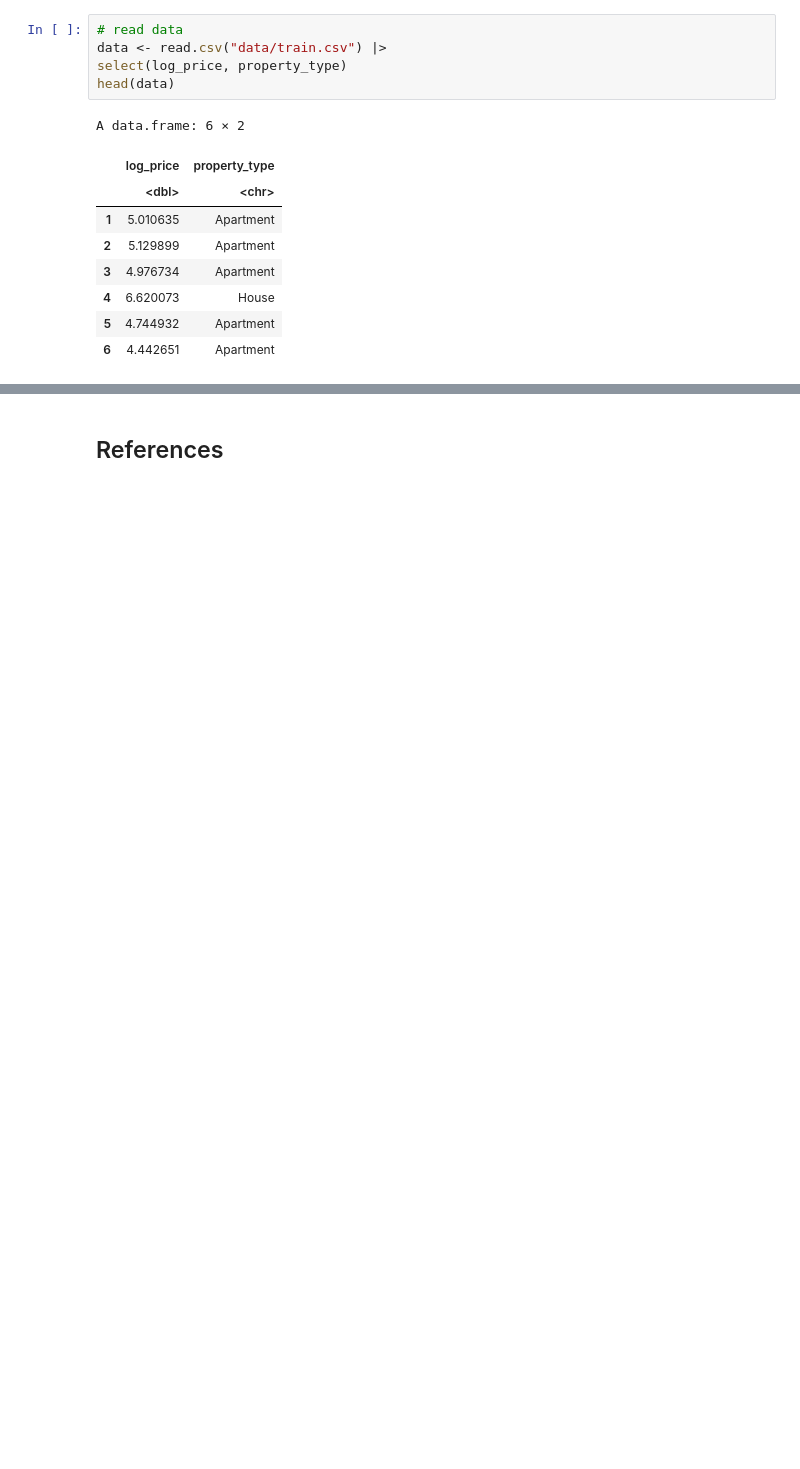
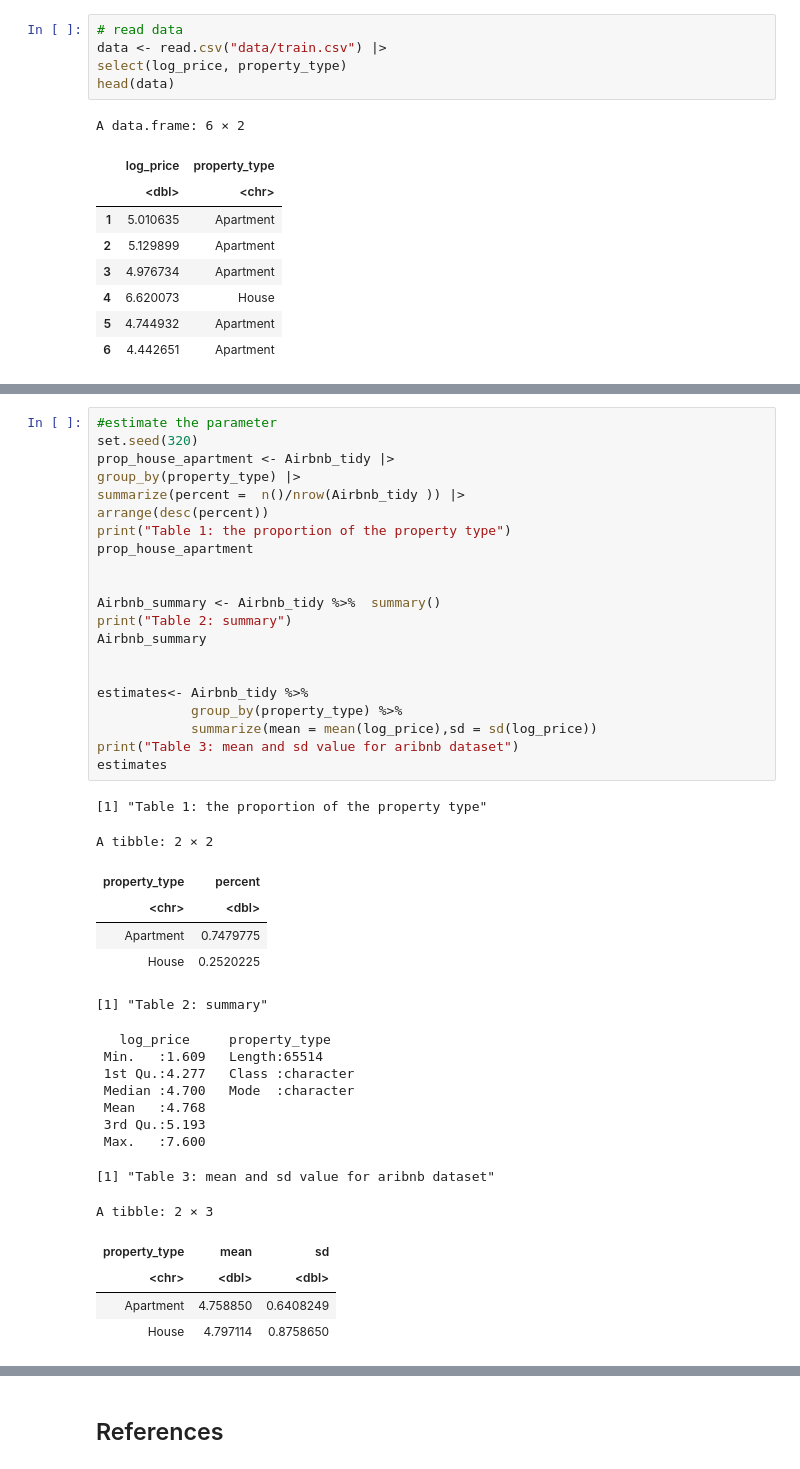
Before and after one commit to takumihoriba/stat201-project, a Jupyter notebook: proposal.ipynb, the cells around one changed output, grey strips where cells are left out. Drawn from its saved outputs; the diff is of its cells as text; blank space fills up the shorter version.

```diff
--- a/proposal.ipynb
+++ b/proposal.ipynb
@@ -126,0 +96,42 @@ Red line represents $x_a$, and blue line represents $x_h$.
+# %%
+#estimate the parameter
+set.seed(320)
+prop_house_apartment <- Airbnb_tidy |>
+group_by(property_type) |>
+summarize(percent =  n()/nrow(Airbnb_tidy )) |>
+arrange(desc(percent))
+print("Table 1: the proportion of the property type")
+prop_house_apartment
+
+
+Airbnb_summary <- Airbnb_tidy %>%  summary()
+print("Table 2: summary")
+Airbnb_summary
+
+
+estimates<- Airbnb_tidy %>%
+            group_by(property_type) %>%
+            summarize(mean = mean(log_price),sd = sd(log_price))
+print("Table 3: mean and sd value for aribnb dataset")
+estimates
+# %% [output]
+[1] "Table 1: the proportion of the property type"
+A tibble: 2 × 2
+| property_type | percent |
+| <chr> | <dbl> |
+| Apartment | 0.7479775 |
+| House | 0.2520225 |
+[1] "Table 2: summary"
+   log_price     property_type
+ Min.   :1.609   Length:65514
+ 1st Qu.:4.277   Class :character
+ Median :4.700   Mode  :character
+ Mean   :4.768
+ 3rd Qu.:5.193
+ Max.   :7.600
+[1] "Table 3: mean and sd value for aribnb dataset"
+A tibble: 2 × 3
+| property_type | mean | sd |
+| <chr> | <dbl> | <dbl> |
+| Apartment | 4.758850 | 0.6408249 |
+| House | 4.797114 | 0.8758650 |
```
Also changed, not shown: parts of 15 cells of this notebook.
